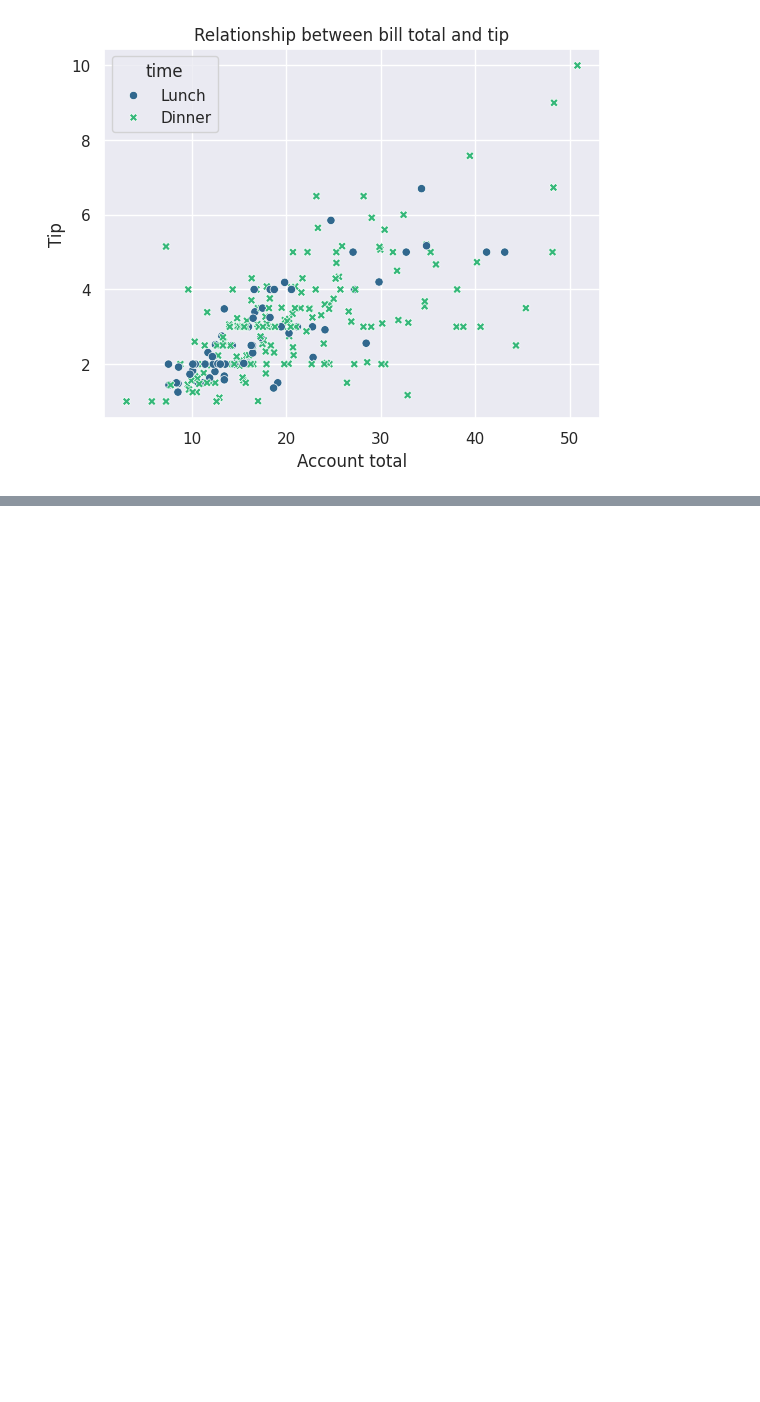
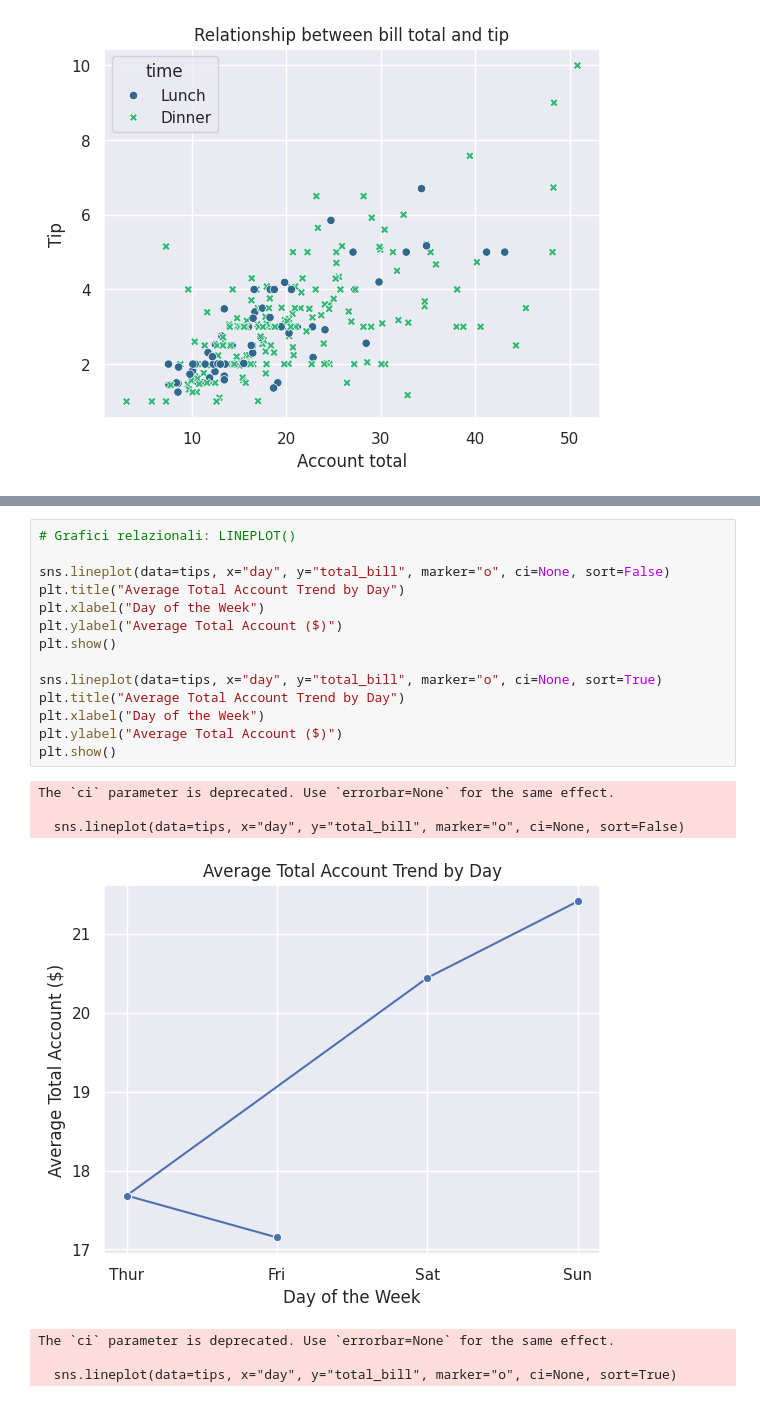
Before and after one commit to vittyGalaxy/py-training, a Jupyter notebook: Pandas, Matplotlib, Seaborn.ipynb, the cells around one changed output, grey strips where cells are left out. Drawn from its saved outputs; the diff is of its cells as text; blank space fills up the shorter version.

```diff
--- a/Pandas, Matplotlib, Seaborn.ipynb
+++ b/Pandas, Matplotlib, Seaborn.ipynb
@@ -501,0 +530,22 @@ plt.show()
+# %%
+# Grafici relazionali: LINEPLOT()
+
+sns.lineplot(data=tips, x="day", y="total_bill", marker="o", ci=None, sort=False)
+plt.title("Average Total Account Trend by Day")
+plt.xlabel("Day of the Week")
+plt.ylabel("Average Total Account ($)")
+plt.show()
+
+sns.lineplot(data=tips, x="day", y="total_bill", marker="o", ci=None, sort=True)
+plt.title("Average Total Account Trend by Day")
+plt.xlabel("Day of the Week")
+plt.ylabel("Average Total Account ($)")
+plt.show()
+# %% [output]
+The `ci` parameter is deprecated. Use `errorbar=None` for the same effect.
+
+  sns.lineplot(data=tips, x="day", y="total_bill", marker="o", ci=None, sort=False)
+[figure, added]
+The `ci` parameter is deprecated. Use `errorbar=None` for the same effect.
+
+  sns.lineplot(data=tips, x="day", y="total_bill", marker="o", ci=None, sort=True)
```
Also changed, not shown: parts of 8 cells of this notebook.
